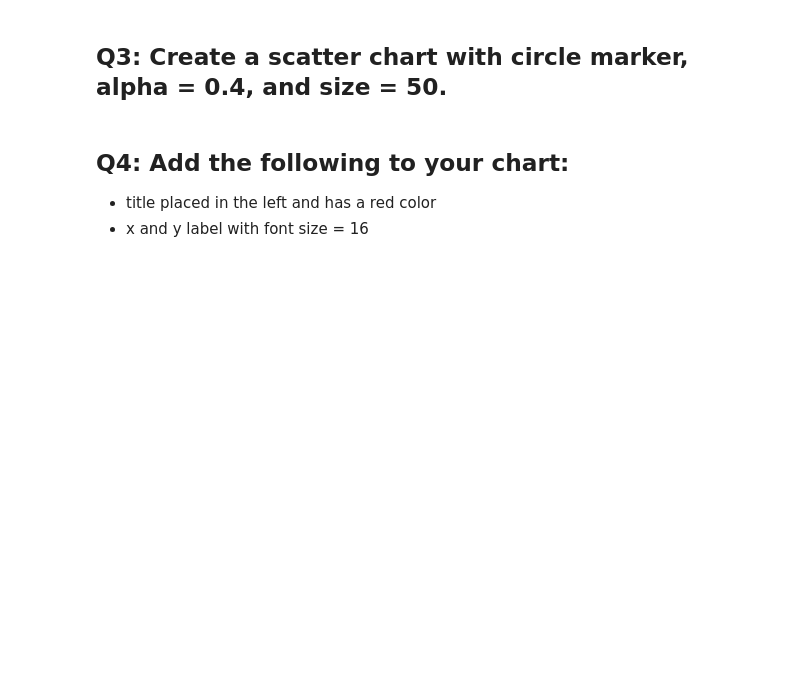
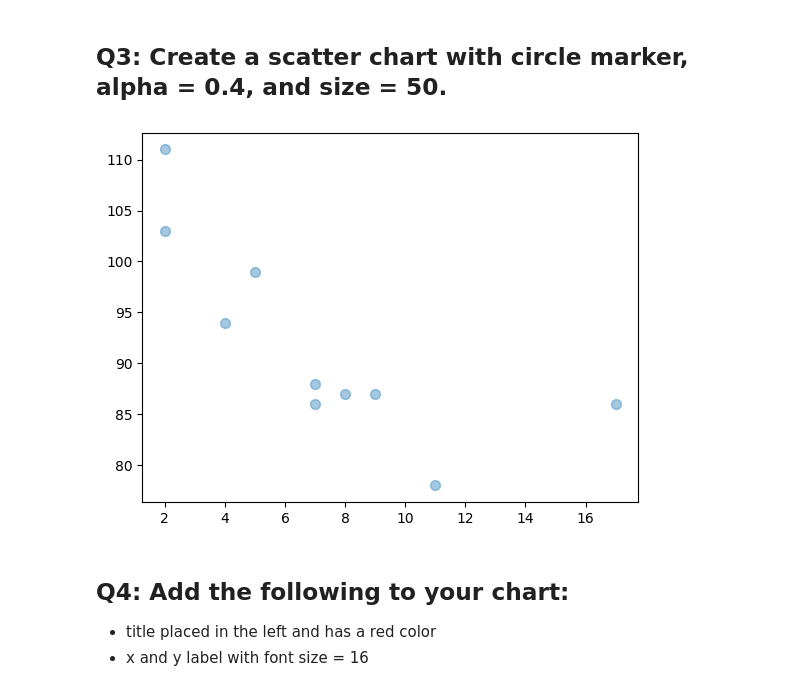
Before and after one commit to Tuwaiq-Data-Science-Bootcamp/Day8-Lab1-Matplotlib, a Jupyter notebook: Day#8_Matplotlib_Assignment.ipynb, the cells around one changed output. Saved outputs shown, nothing was run; the diff lists cells and outputs as text; code cells hidden in the pictures; blank space fills up the shorter version.

```diff
--- a/Day#8_Matplotlib_Assignment.ipynb
+++ b/Day#8_Matplotlib_Assignment.ipynb
@@ -9,5 +24,12 @@ import matplotlib.pyplot as plt
 # %% [markdown]
 ## Q3: Create a scatter chart with circle marker, alpha = 0.4, and size = 50.
+# %%
+x = np.array([5,7,8,7,2,17,2,9,4,11])
+y = np.array([99,86,87,88,111,86,103,87,94,78])
+plt.scatter(x, y, s = 50, alpha= 0.4)
+plt.show()
+# %% [output]
+[figure, added]
 # %% [markdown]
 ## Q4: Add the following to your chart:
 - title placed in the left and has a red color
```
Also changed, not shown: parts of 5 cells of this notebook.
